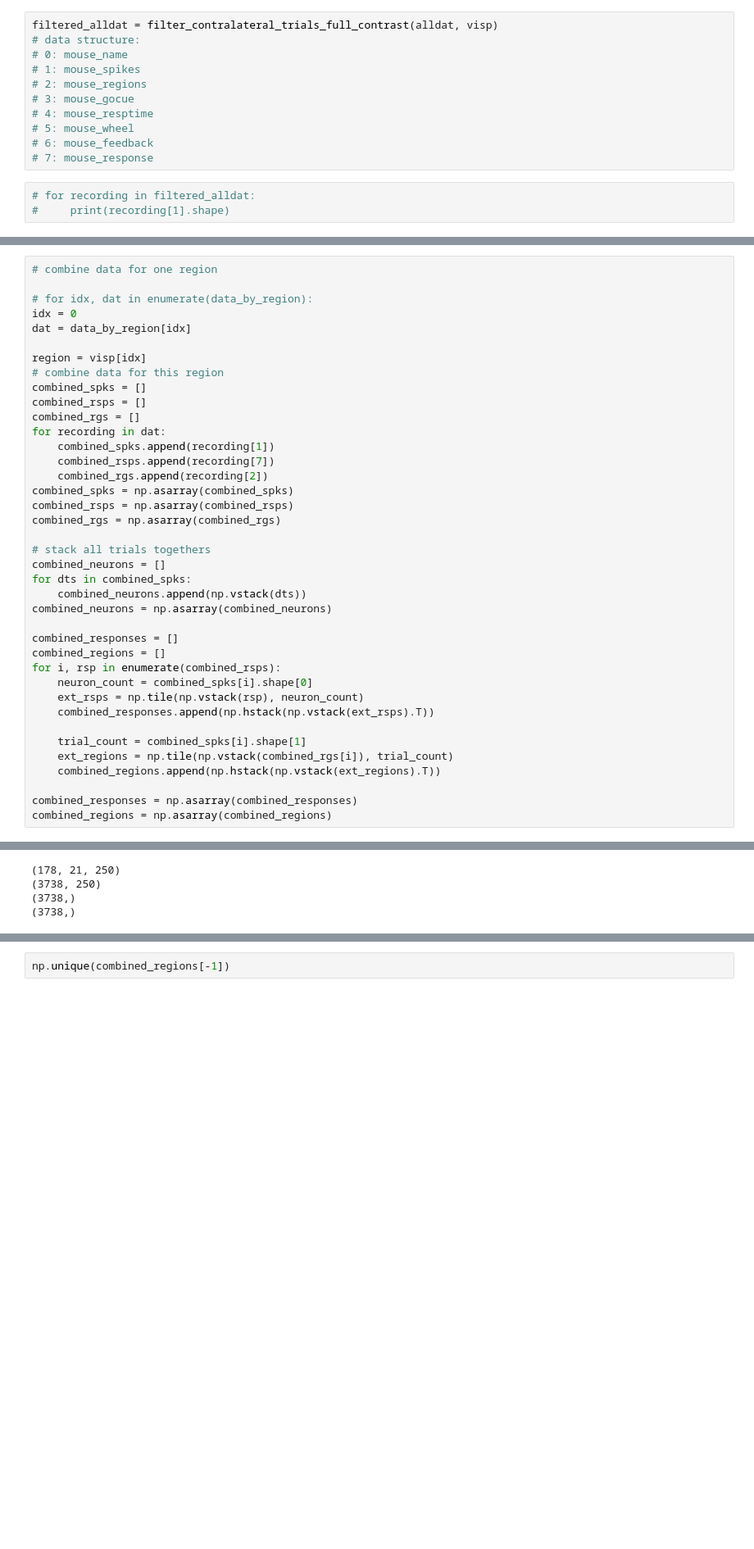
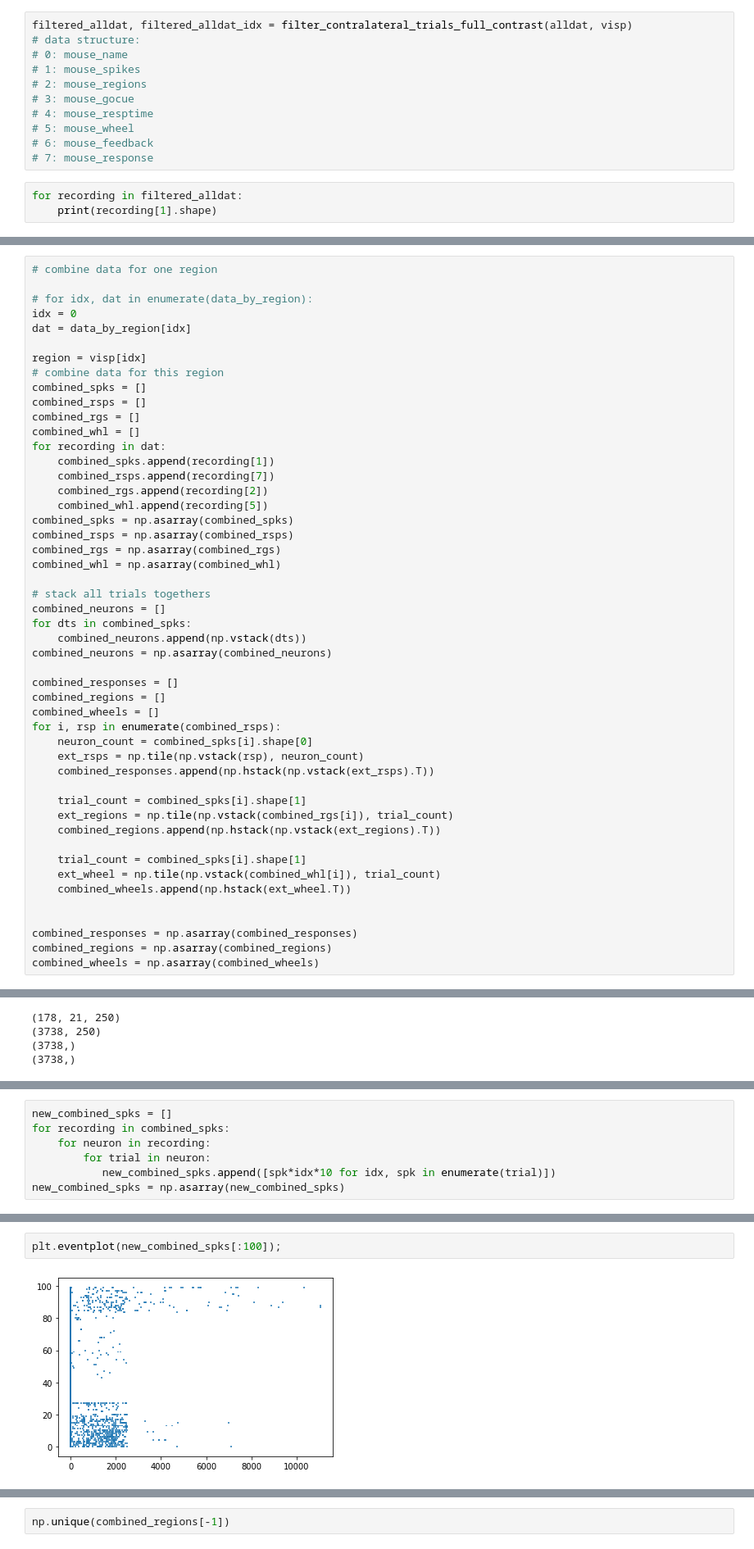
Before and after one commit to gumadeiras/neuromatch-academy, a Jupyter notebook: playground/contralateral_trials_visual.ipynb, the cells around one changed output, grey strips where cells are left out. Shown at 82% size. Cells and saved outputs as stored; diff of their text form; blank space fills up the shorter version.

```diff
--- a/playground/contralateral_trials_visual.ipynb
+++ b/playground/contralateral_trials_visual.ipynb
@@ -56,7 +56,7 @@ number of recordings: (39,)
 # %%
 visp = "VISp"
 # %%
-filtered_alldat = filter_contralateral_trials_full_contrast(alldat, visp)
+filtered_alldat, filtered_alldat_idx = filter_contralateral_trials_full_contrast(alldat, visp)
 # data structure:
 # 0: mouse_name
 # 1: mouse_spikes
@@ -67,5 +67,5 @@ filtered_alldat = filter_contralateral_trials_full_contrast(alldat, visp)
 # 6: mouse_feedback
 # 7: mouse_response
 # %%
-# for recording in filtered_alldat:
-#     print(recording[1].shape)
+for recording in filtered_alldat:
+    print(recording[1].shape)
@@ -188,13 +202,16 @@ region = visp[idx]
 combined_spks = []
 combined_rsps = []
 combined_rgs = []
+combined_whl = []
 for recording in dat:
     combined_spks.append(recording[1])
     combined_rsps.append(recording[7])
     combined_rgs.append(recording[2])
+    combined_whl.append(recording[5])
 combined_spks = np.asarray(combined_spks)
 combined_rsps = np.asarray(combined_rsps)
 combined_rgs = np.asarray(combined_rgs)
+combined_whl = np.asarray(combined_whl)
 
 # stack all trials togethers
 combined_neurons = []
@@ -204,6 +221,7 @@ combined_neurons = np.asarray(combined_neurons)
 
 combined_responses = []
 combined_regions = []
+combined_wheels = []
 for i, rsp in enumerate(combined_rsps):
     neuron_count = combined_spks[i].shape[0]
     ext_rsps = np.tile(np.vstack(rsp), neuron_count)
@@ -213,8 +231,14 @@ for i, rsp in enumerate(combined_rsps):
     ext_regions = np.tile(np.vstack(combined_rgs[i]), trial_count)
     combined_regions.append(np.hstack(np.vstack(ext_regions).T))
 
+    trial_count = combined_spks[i].shape[1]
+    ext_wheel = np.tile(np.vstack(combined_whl[i]), trial_count)
+    combined_wheels.append(np.hstack(ext_wheel.T))
+
+
 combined_responses = np.asarray(combined_responses)
 combined_regions = np.asarray(combined_regions)
+combined_wheels = np.asarray(combined_wheels)
 # %%
 # plot ptsh movements
 plot_spiking_activity_from_filtered(combined_neurons, region, sort=False)
@@ -233 +265,8 @@ print(combined_regions[0].shape)
+# %%
+new_combined_spks = []
+for recording in combined_spks:
+    for neuron in recording:
+        for trial in neuron:
+           new_combined_spks.append([spk*idx*10 for idx, spk in enumerate(trial)])
+new_combined_spks = np.asarray(new_combined_spks)
 # %%
@@ -236,0 +276,4 @@ data_by_region.shape
+# %%
+plt.eventplot(new_combined_spks[:100]);
+# %% [output]
+[figure, added]
```
Also changed, not shown: parts of 21 cells of this notebook, 12 other files.
